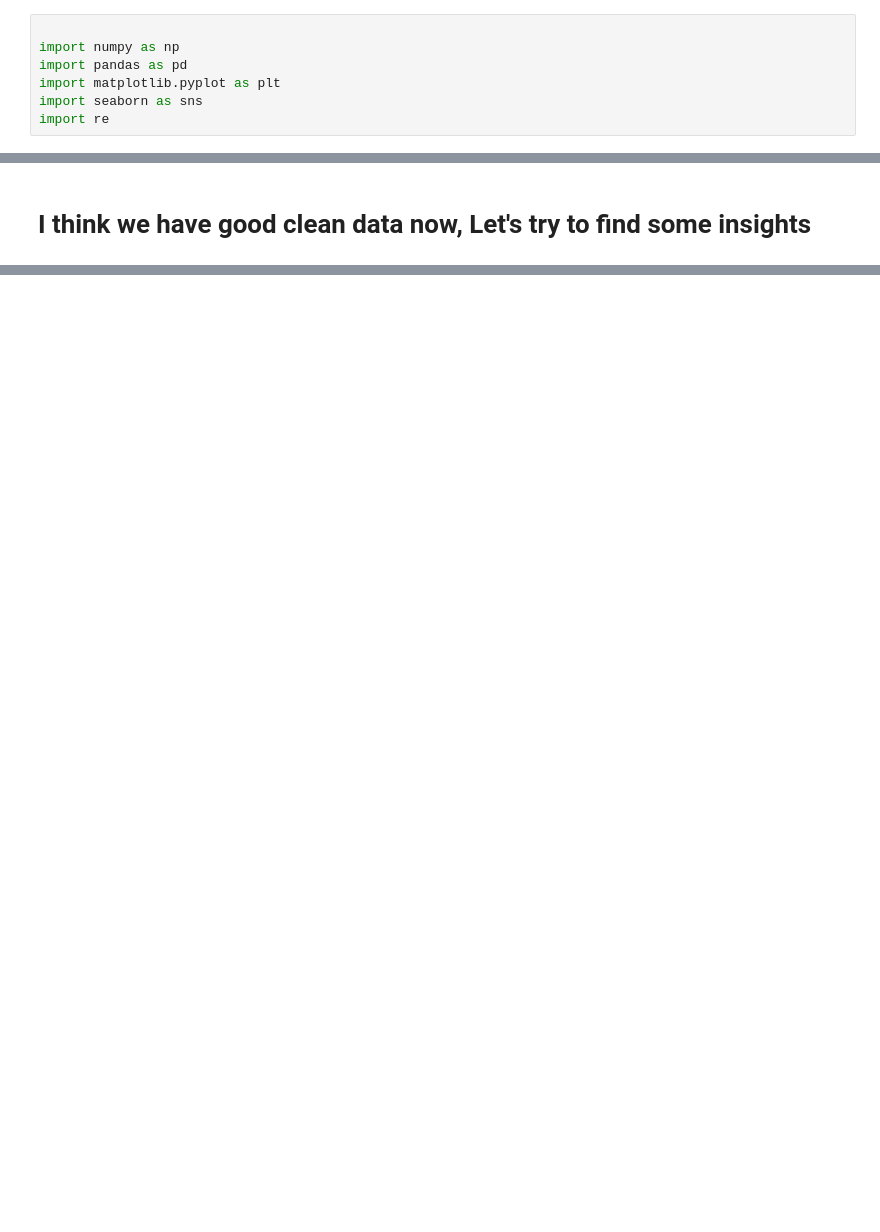
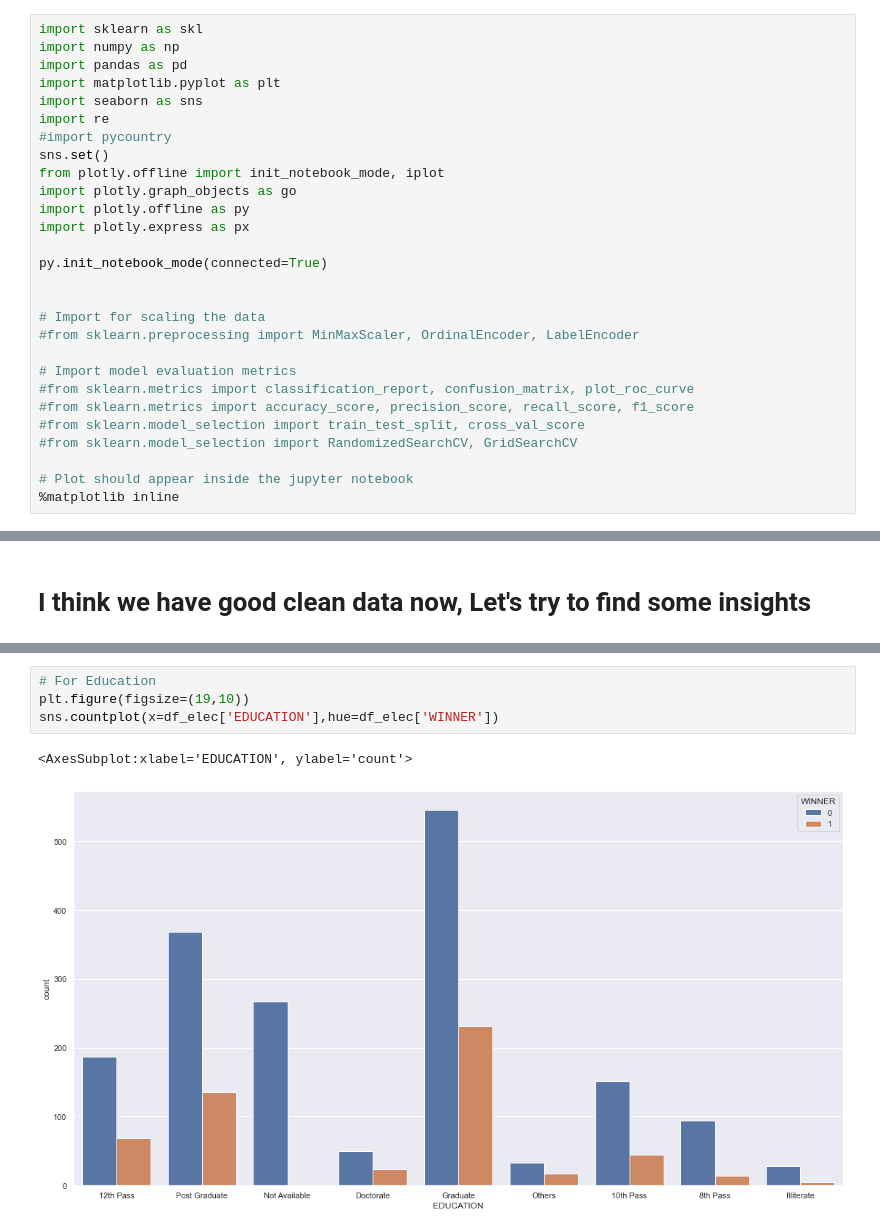
Before and after one commit to nmparikh/UCDPA_NimeshParikh, a Jupyter notebook: Data_Cleaning_Analysis.ipynb, the cells around one changed output, grey strips where cells are left out. Drawn from its saved outputs; the diff is of its cells as text; blank space fills up the shorter version.

```diff
--- a/Data_Cleaning_Analysis.ipynb
+++ b/Data_Cleaning_Analysis.ipynb
@@ -44,10 +53,31 @@ Requirement already satisfied: six in c:\users\nimesh\anaconda3\lib\site-package
 # %%
-
+import sklearn as skl
 import numpy as np
 import pandas as pd
 import matplotlib.pyplot as plt
 import seaborn as sns
 import re
+#import pycountry
+sns.set()
+from plotly.offline import init_notebook_mode, iplot
+import plotly.graph_objects as go
+import plotly.offline as py
+import plotly.express as px
+
+py.init_notebook_mode(connected=True)
+
+
+# Import for scaling the data
+#from sklearn.preprocessing import MinMaxScaler, OrdinalEncoder, LabelEncoder
+
+# Import model evaluation metrics
+#from sklearn.metrics import classification_report, confusion_matrix, plot_roc_curve
+#from sklearn.metrics import accuracy_score, precision_score, recall_score, f1_score
+#from sklearn.model_selection import train_test_split, cross_val_score
+#from sklearn.model_selection import RandomizedSearchCV, GridSearchCV
+
+# Plot should appear inside the jupyter notebook
+%matplotlib inline
 # %%
 df_elec = pd.read_csv("Dataset/IndianElections/LS_2.0.csv")
 df_elec.head()
@@ -392,0 +464,7 @@ fig.show()
+# %%
+# For Education
+plt.figure(figsize=(19,10))
+sns.countplot(x=df_elec['EDUCATION'],hue=df_elec['WINNER'])
+# %% [output]
+<AxesSubplot:xlabel='EDUCATION', ylabel='count'>
+[figure, added]
```
Also changed, not shown: parts of 31 cells of this notebook.
